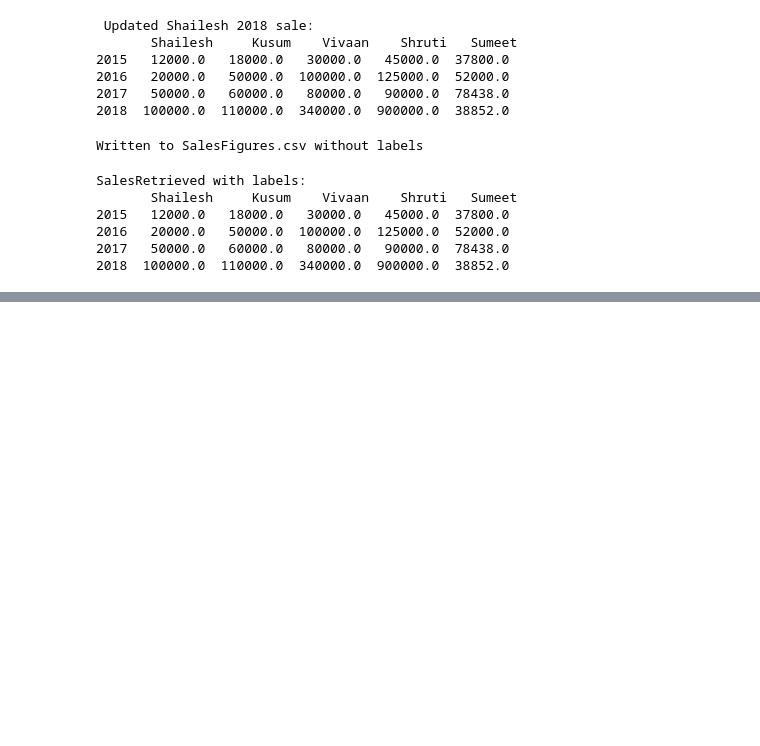
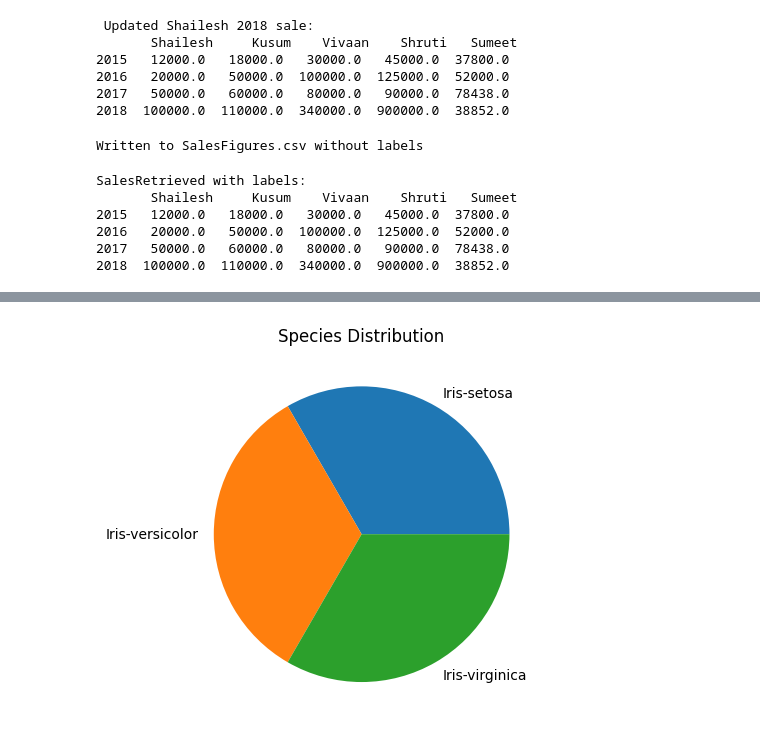
Before and after one commit to Varshini151205/ML, a Jupyter notebook: MLpractice.ipynb, the cells around one changed output, grey strips where cells are left out. Cells and saved outputs as stored; diff of their text form; code cells hidden in the pictures; blank space fills up the shorter version.

```diff
--- a/MLpractice.ipynb
+++ b/MLpractice.ipynb
@@ -531,0 +665,7 @@ SalesRetrieved with labels:
+# %%
+df['Species'].value_counts().plot.pie()
+plt.ylabel("")
+plt.title("Species Distribution")
+plt.show()
+# %% [output]
+[figure, added]
```
Also changed, not shown: parts of 26 cells of this notebook.
